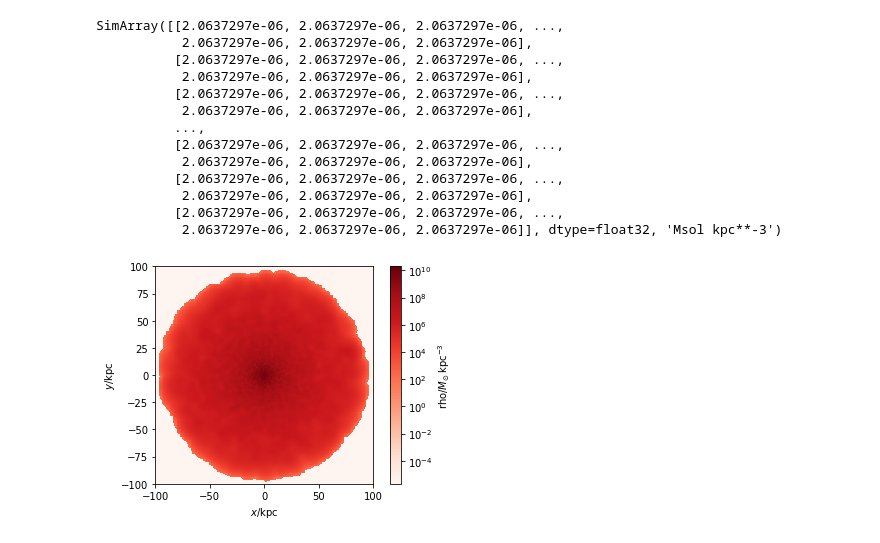
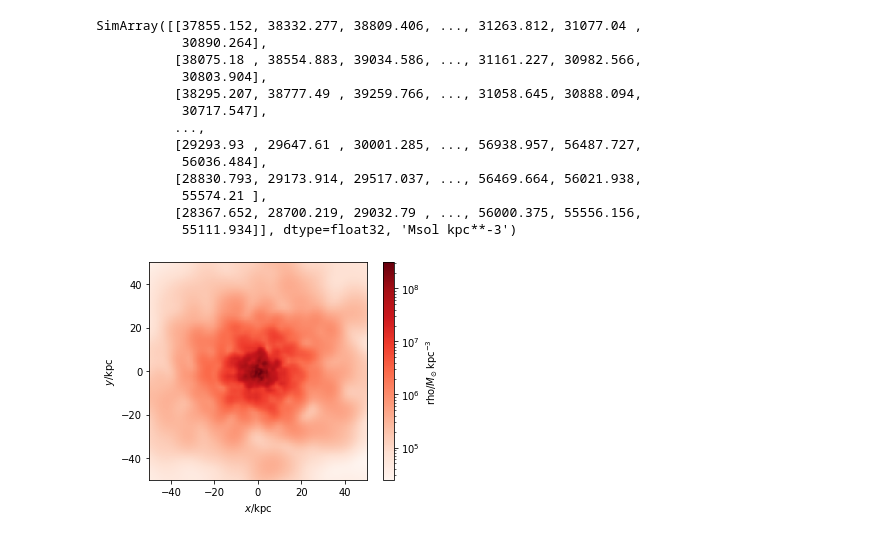
Before and after one commit to N-body-group-Reed/isolated-galaxy, a Jupyter notebook: will/IC generation.ipynb, the cells around one changed output. Cells and saved outputs as stored; diff of their text form; code cells hidden in the pictures.

```diff
--- a/will/IC generation.ipynb
+++ b/will/IC generation.ipynb
@@ -104,7 +117,7 @@ def simpson(f, xn,x0,n):
     x=f(x0)+f(xn)
     dx=(xn-x0)/n
     k=1
-    while k <= n-1:
+    while k <= n-1: #will replace while iteration with for k in range eventually
         x+=4*f(x0+k*dx)
         k+=2
     k=2
@@ -115,5 +128,9 @@ def simpson(f, xn,x0,n):
 #
 # Calculator for initial potential. uses simpson integral.
 #
-def calcPhi(f, r, nbin): #figure out how to calculate gravitational potential of the simulation
-    return simpson(f,r,0,nbin)
+G= 6.67e-11
+#
+m=50000000
+#
+def calcPhi(f, r, nbin): #Calculates potential based on distribution function.
+    return simpson(f,r,0,nbin)*G*m/r
@@ -136,7 +173,7 @@ len(dmList[0]) #just there to see if particle counts were correct
 # %%
-noahSim = pyn.new(star=len(starList[0]),dm=len(dmList[0]))
+noahSim = pyn.new(gas=len(starList[0]),star=len(starList[0]),dm=len(dmList[0]))
 #
-noahSim['pos'].units= 'kpc'
+noahSim['pos'].units= 'kpc' #maybe there's something off with the units?
 noahSim['vel'].units= 'km s^-1'
 noahSim['mass'].units= 'Msol'
 #
@@ -159,31 +196,42 @@ noahSim.dm['eps']=.075
 noahSim.dm['mass']=50000000
 noahSim.dm['phi']=(calcPhi(starpot,dl2,1000)*len(sl2)+calcPhi(dmpot,dl2,84)*len(dl2))
 #
+# Lazy shortcut way of doing gas. More sophisticated method in the future, probably..
+#
+noahSim.gas['x']=noahSim.star['y']
+noahSim.gas['vx']=noahSim.star['vy']
+noahSim.gas['y']=-noahSim.star['x']
+noahSim.gas['vy']=-noahSim.star['vx']
+noahSim.gas['eps']=.075
+noahSim.gas['mass']=5000000
+noahSim.gas['phi']=(calcPhi(starpot,sl2,1000)*len(sl2)+calcPhi(dmpot,sl2,84)*len(dl2))/10
+#
+#
 noahSim['a']=1.5 #not wure what this is for
 #
 # Setting units and outputting .out into curent folder.
 #
-#noahSim.write(tipsy.TipsySnap,'proten.out')
+noahSim.write(tipsy.TipsySnap,'protenCor.out')
 # %%
 #Taking a quick look at the initial stuff distribution of this sim.
 noahSim.physical_units()
 pyn.analysis.angmom.faceon(noahSim)
-sph.image(noahSim.dm,width=200,cmap='Reds')
+sph.image(noahSim.dm,width=100,cmap='Reds')
 # %% [output]
-SimArray([[2.0637297e-06, 2.0637297e-06, 2.0637297e-06, ...,
-           2.0637297e-06, 2.0637297e-06, 2.0637297e-06],
-          [2.0637297e-06, 2.0637297e-06, 2.0637297e-06, ...,
-           2.0637297e-06, 2.0637297e-06, 2.0637297e-06],
-          [2.0637297e-06, 2.0637297e-06, 2.0637297e-06, ...,
-           2.0637297e-06, 2.0637297e-06, 2.0637297e-06],
+SimArray([[37855.152, 38332.277, 38809.406, ..., 31263.812, 31077.04 ,
+           30890.264],
+          [38075.18 , 38554.883, 39034.586, ..., 31161.227, 30982.566,
+           30803.904],
+          [38295.207, 38777.49 , 39259.766, ..., 31058.645, 30888.094,
+           30717.547],
           ...,
-          [2.0637297e-06, 2.0637297e-06, 2.0637297e-06, ...,
-           2.0637297e-06, 2.0637297e-06, 2.0637297e-06],
-          [2.0637297e-06, 2.0637297e-06, 2.0637297e-06, ...,
-           2.0637297e-06, 2.0637297e-06, 2.0637297e-06],
-          [2.0637297e-06, 2.0637297e-06, 2.0637297e-06, ...,
-           2.0637297e-06, 2.0637297e-06, 2.0637297e-06]], dtype=float32, 'Msol kpc**-3')
+          [29293.93 , 29647.61 , 30001.285, ..., 56938.957, 56487.727,
+           56036.484],
+          [28830.793, 29173.914, 29517.037, ..., 56469.664, 56021.938,
+           55574.21 ],
+          [28367.652, 28700.219, 29032.79 , ..., 56000.375, 55556.156,
+           55111.934]], dtype=float32, 'Msol kpc**-3')
-[figure, old version]
+[figure, new version]
 # %%
 #initial rotation curve for the sim.
 noahSim.physical_units()
```
Also changed, not shown: parts of 8 cells of this notebook, 2 other files.
